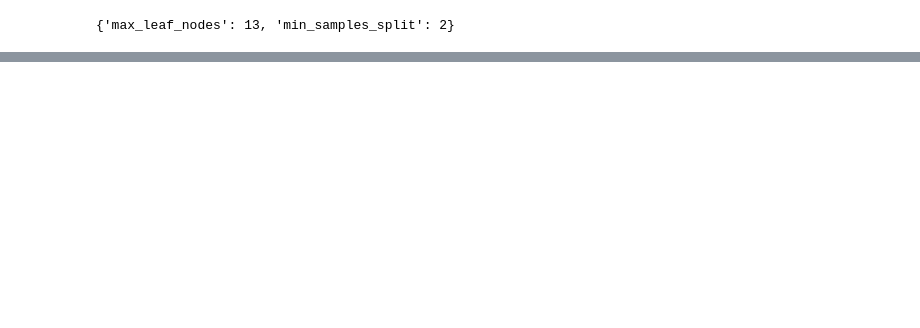
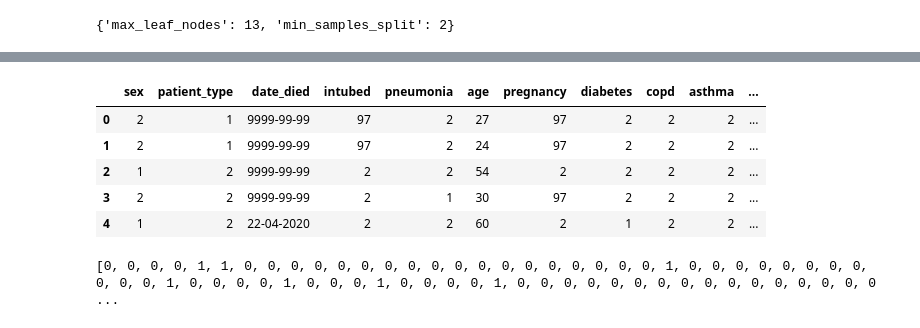
Before and after one commit to Andres8bit/Machine-Learning, a Jupyter notebook: Covid_model.ipynb, the cells around one changed output, grey strips where cells are left out. Saved outputs shown, nothing was run; the diff lists cells and outputs as text; code cells hidden in the pictures; blank space fills up the shorter version.

```diff
--- a/Covid_model.ipynb
+++ b/Covid_model.ipynb
@@ -289,0 +272,4 @@ dtype: float64
+# %%
+data = pd.read_csv(io.BytesIO(covid_data['covid.csv']))
+
+data.head()
@@ -289,0 +283,3 @@ dtype: float64
+# %%
+data_copy = data.copy()
+data_copy.head()
@@ -289,0 +301,3 @@ dtype: float64
+# %%
+data_copy = data_copy.drop(columns=['id'])
+data_copy.head()
@@ -289,0 +306,3 @@ dtype: float64
+# %%
+data_copy = data_copy.drop(columns=['entry_date'])
+data_copy.head()
@@ -289,0 +316,10 @@ dtype: float64
+# %%
+data_copy = data_copy.drop(columns='date_symptoms')
+data_copy.head()
+# %% [output]
+|  | sex | patient_type | date_died | intubed | pneumonia | age | pregnancy | diabetes | copd | asthma | ... |
+| 0 | 2 | 1 | 9999-99-99 | 97 | 2 | 27 | 97 | 2 | 2 | 2 | ... |
+| 1 | 2 | 1 | 9999-99-99 | 97 | 2 | 24 | 97 | 2 | 2 | 2 | ... |
+| 2 | 1 | 2 | 9999-99-99 | 2 | 2 | 54 | 2 | 2 | 2 | 2 | ... |
+| 3 | 2 | 2 | 9999-99-99 | 2 | 1 | 30 | 97 | 2 | 2 | 2 | ... |
+| 4 | 1 | 2 | 22-04-2020 | 2 | 2 | 60 | 2 | 1 | 2 | 2 | ... |
@@ -289,0 +331,4 @@ dtype: float64
+# %%
+print(deceased)
+# %% [output]
+[0, 0, 0, 0, 1, 1, 0, 0, 0, 0, 0, 0, 0, 0, 0, 0, 0, 0, 0, 0, 0, 0, 0, 0, 1, 0, 0, 0, 0, 0, 0, 0, 0, 0, 0, 0, 1, 0, 0, 0, 0, 1, 0, 0, 0, 1, 0, 0, 0, 0, 1, 0, 0, 0, 0, 0, 0, 0, 0, 0, 0, 0, 0, 0, 0, 0, 0 ...
```
Also changed, not shown: parts of 35 cells of this notebook.
